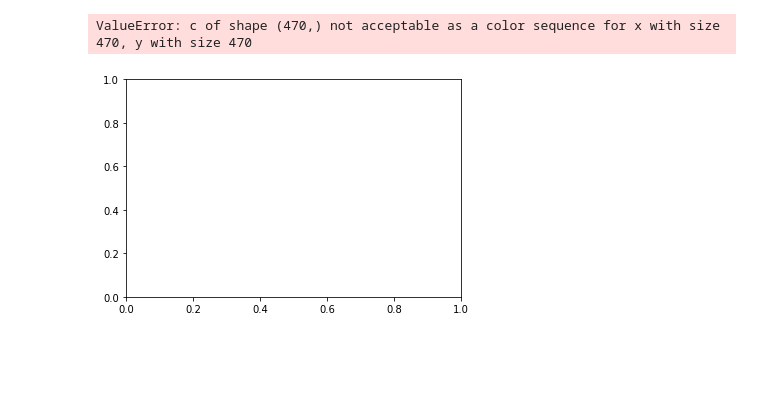
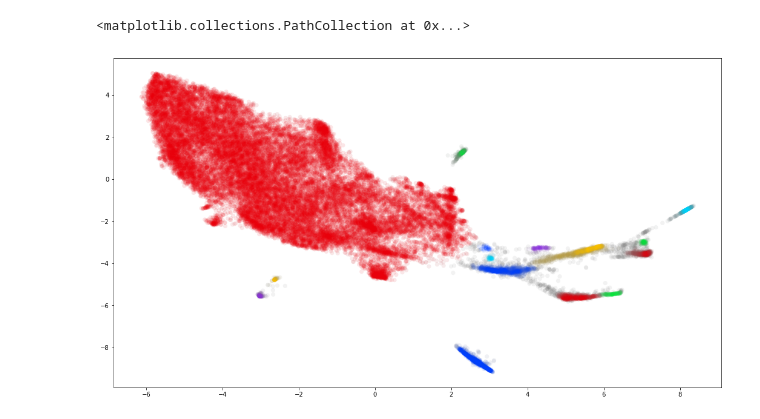
Before and after one commit to ash-bell/Python_notebooks, a Jupyter notebook: kmer_umap_t-sne.ipynb, the cells around one changed output. Cells and saved outputs as stored; diff of their text form; code cells hidden in the pictures; blank space fills up the shorter version.

```diff
--- a/kmer_umap_t-sne.ipynb
+++ b/kmer_umap_t-sne.ipynb
@@ -4,2 +6,4 @@ import matplotlib.pyplot as plt
 # %%
-df = pd.read_csv("/home/minion/tools/marine-phage-paper-scripts/wgs_sag_edit.umap.tsv", sep = "\t")
+df = pd.read_csv("/home/minion/projects/anvio3/bats3.umap.tsv", sep = "\t")
+df.drop(["read", "length"], axis =1, inplace=True)
+df.head()
@@ -27,7 +17,14 @@ df
-# %%
-cmaps =
-plt.scatter(df.D1, df.D2, s=1, c=colours)
-plt.show()
-# %% [output]
-ValueError: c of shape (470,) not acceptable as a color sequence for x with size 470, y with size 470
-[figure, removed]
+# %%
+plt.figure(figsize=(18, 10), dpi= 72, facecolor='w', edgecolor='k')
+clusterer = hdbscan.HDBSCAN(min_cluster_size=30, alpha=1.0).fit(df)
+color_palette = sns.color_palette('bright', (clusterer.labels_.max()+1))
+cluster_colors = [color_palette[x] if x >= 0
+                  else (0.5, 0.5, 0.5)
+                  for x in clusterer.labels_]
+cluster_member_colors = [sns.desaturate(x, p) for x, p in
+                         zip(cluster_colors, clusterer.probabilities_)]
+plt.scatter(x = df.D1, y = df.D2, s=50, linewidth=0, c=cluster_member_colors, alpha=0.1)
+#plt.savefig("clusters.png")
+# %% [output]
+<matplotlib.collections.PathCollection at 0x...>
+[figure, added]
```
Also changed, not shown: parts of 7 cells of this notebook, 1 other file.
